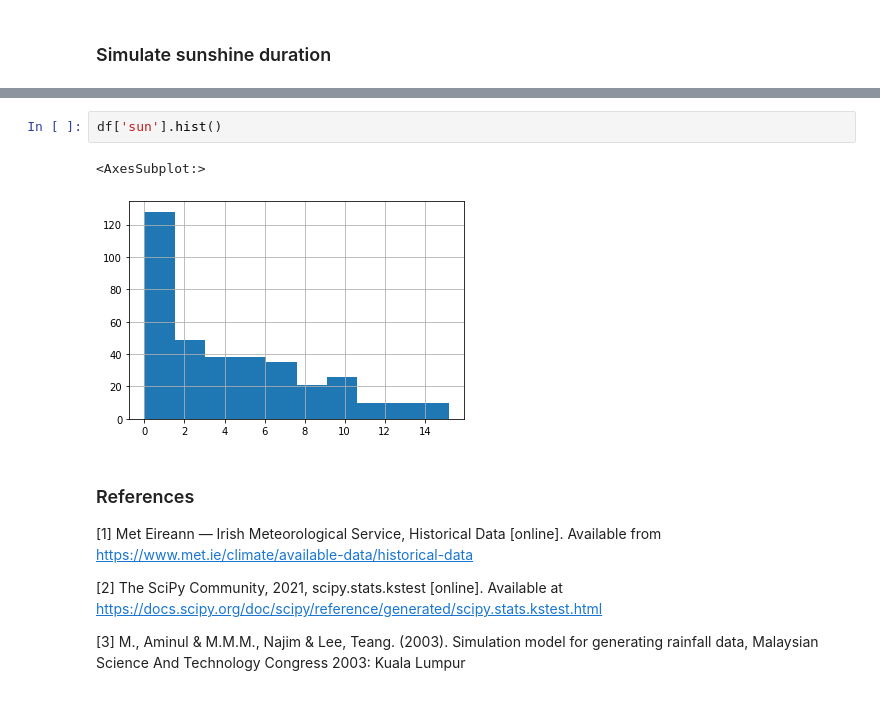
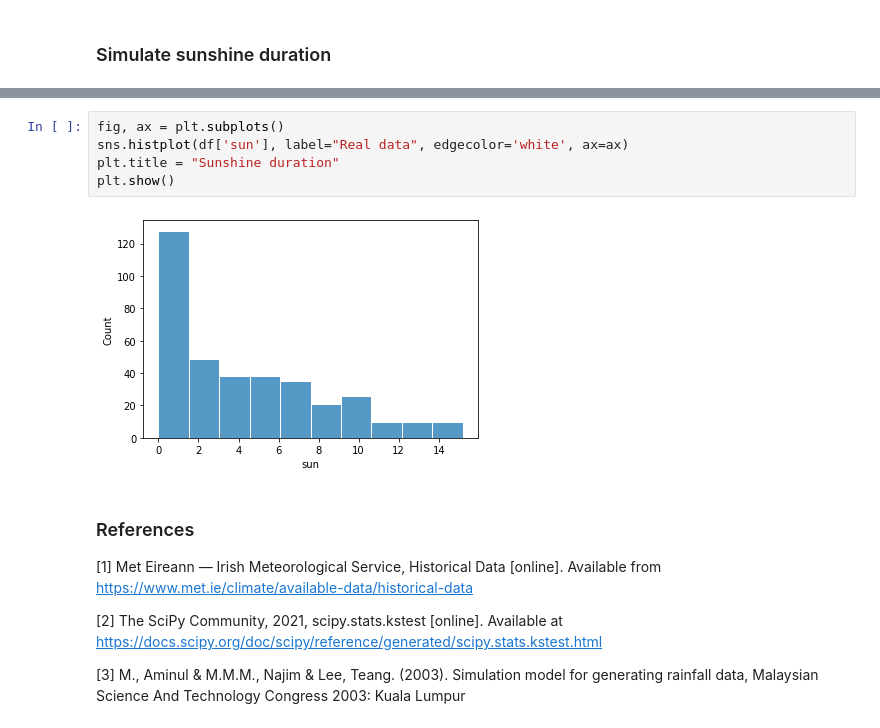
Before and after one commit to fod/simulation, a Jupyter notebook: simulation.ipynb, the cells around one changed output, grey strips where cells are left out. Cells and saved outputs as stored; diff of their text form.

```diff
--- a/simulation.ipynb
+++ b/simulation.ipynb
@@ -474,8 +487,10 @@ KeyError: 'month'
 # %%
-df['sun'].hist()
+fig, ax = plt.subplots()
+sns.histplot(df['sun'], label="Real data", edgecolor='white', ax=ax)
+plt.title = "Sunshine duration"
+plt.show()
 # %% [output]
-<AxesSubplot:>
-[figure, old version]
+[figure, new version]
 # %% [markdown]
 ### References
 
```
Also changed, not shown: parts of 6 cells of this notebook.
